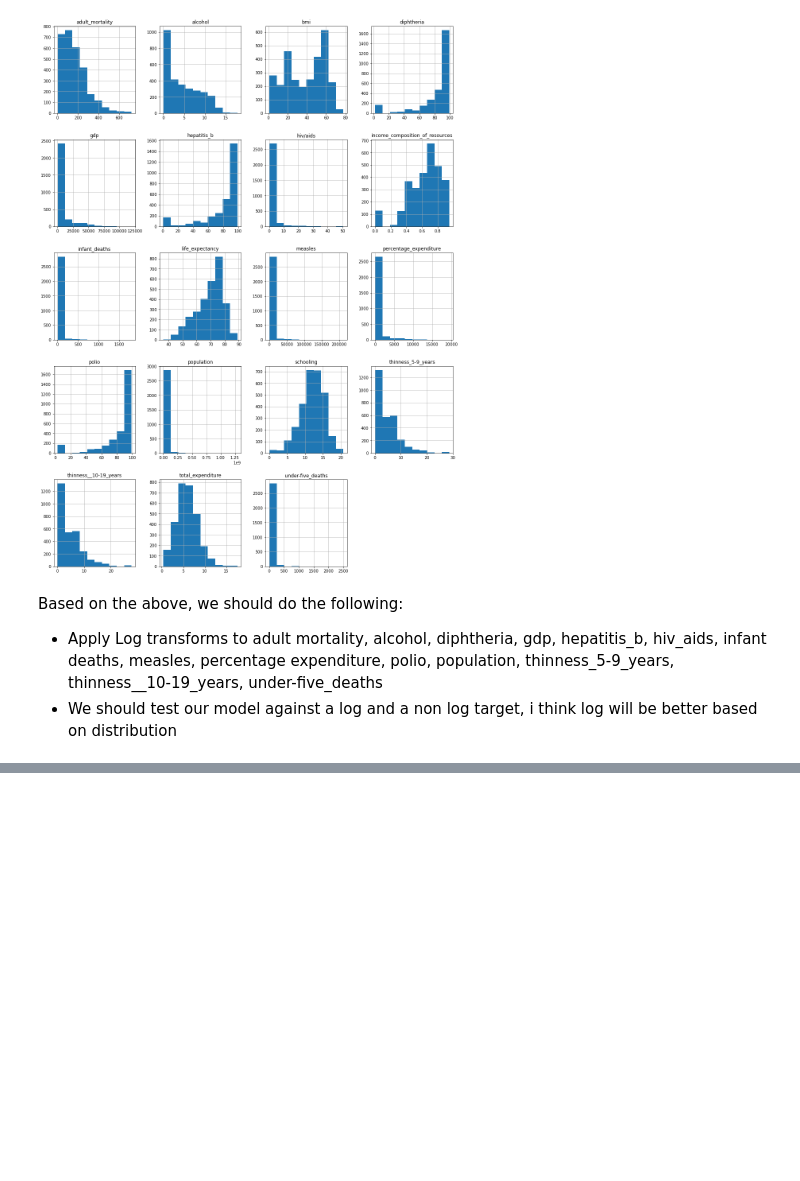
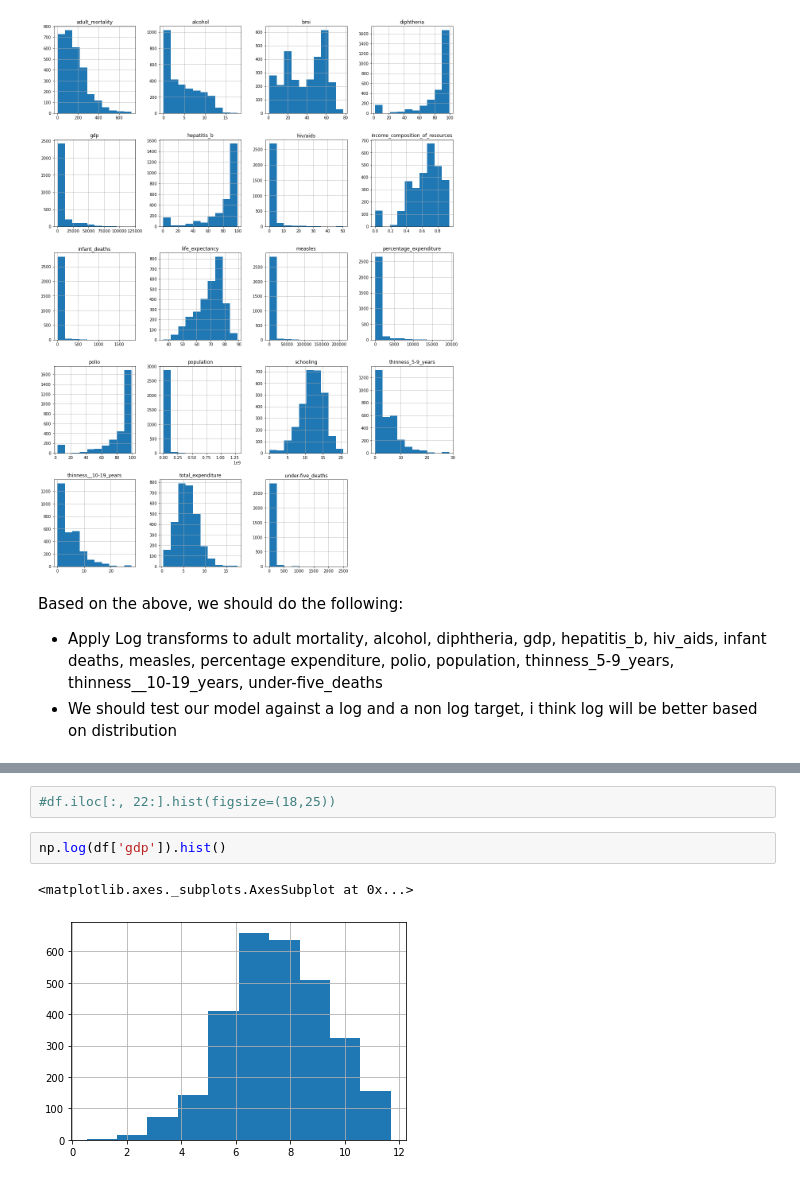
Before and after one commit to bmccabe96/Life_Expectancy_Regression, a Jupyter notebook: Analysis.ipynb, the cells around one changed output, grey strips where cells are left out. Saved outputs shown, nothing was run; the diff lists cells and outputs as text; blank space fills up the shorter version.

```diff
--- a/Analysis.ipynb
+++ b/Analysis.ipynb
@@ -27,0 +69,7 @@ Based on the above, we should do the following:
+# %%
+#df.iloc[:, 22:].hist(figsize=(18,25))
+# %%
+np.log(df['gdp']).hist()
+# %% [output]
+<matplotlib.axes._subplots.AxesSubplot at 0x...>
+[figure, added]
```
Also changed, not shown: parts of 19 cells of this notebook.
